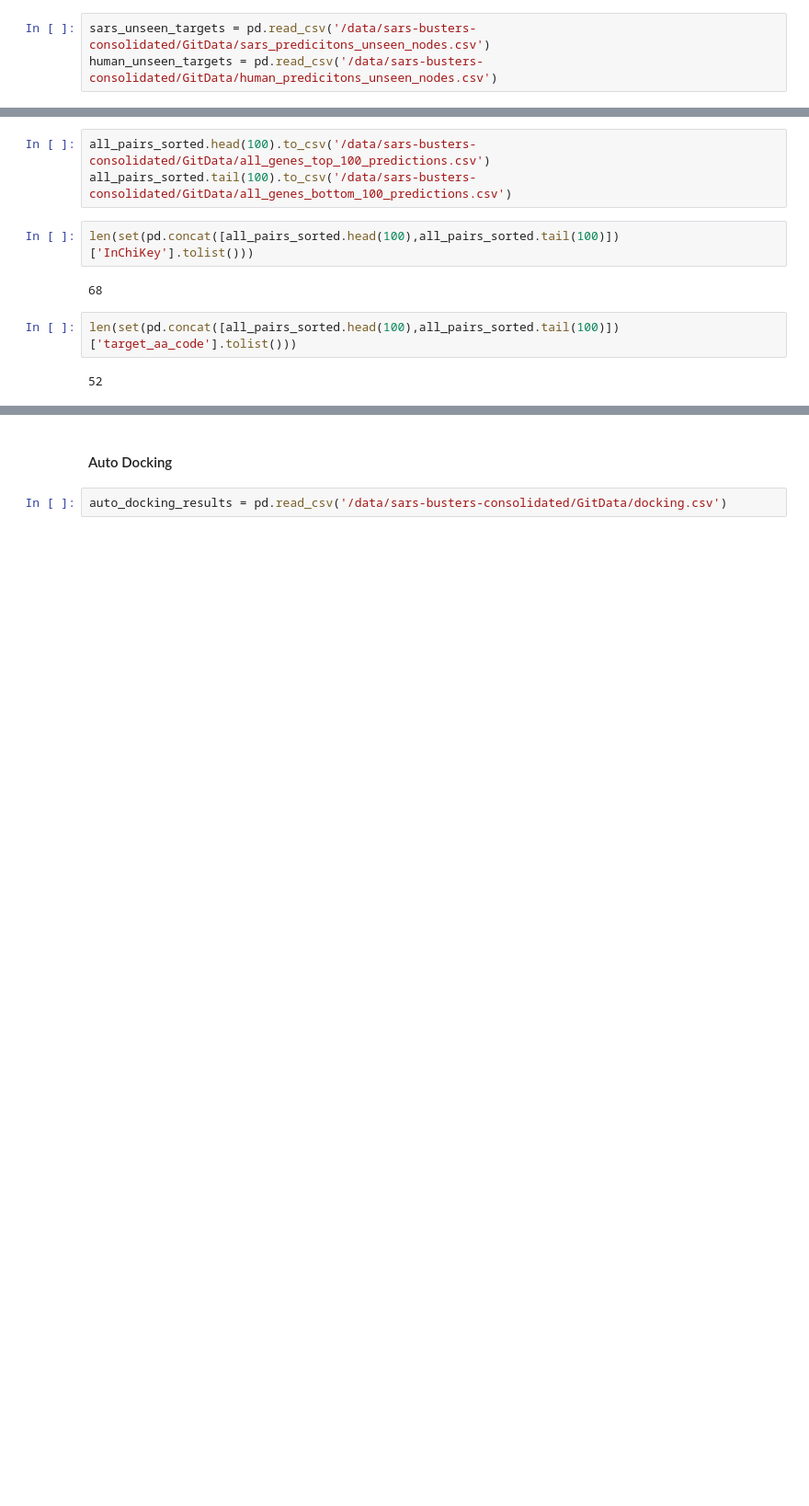
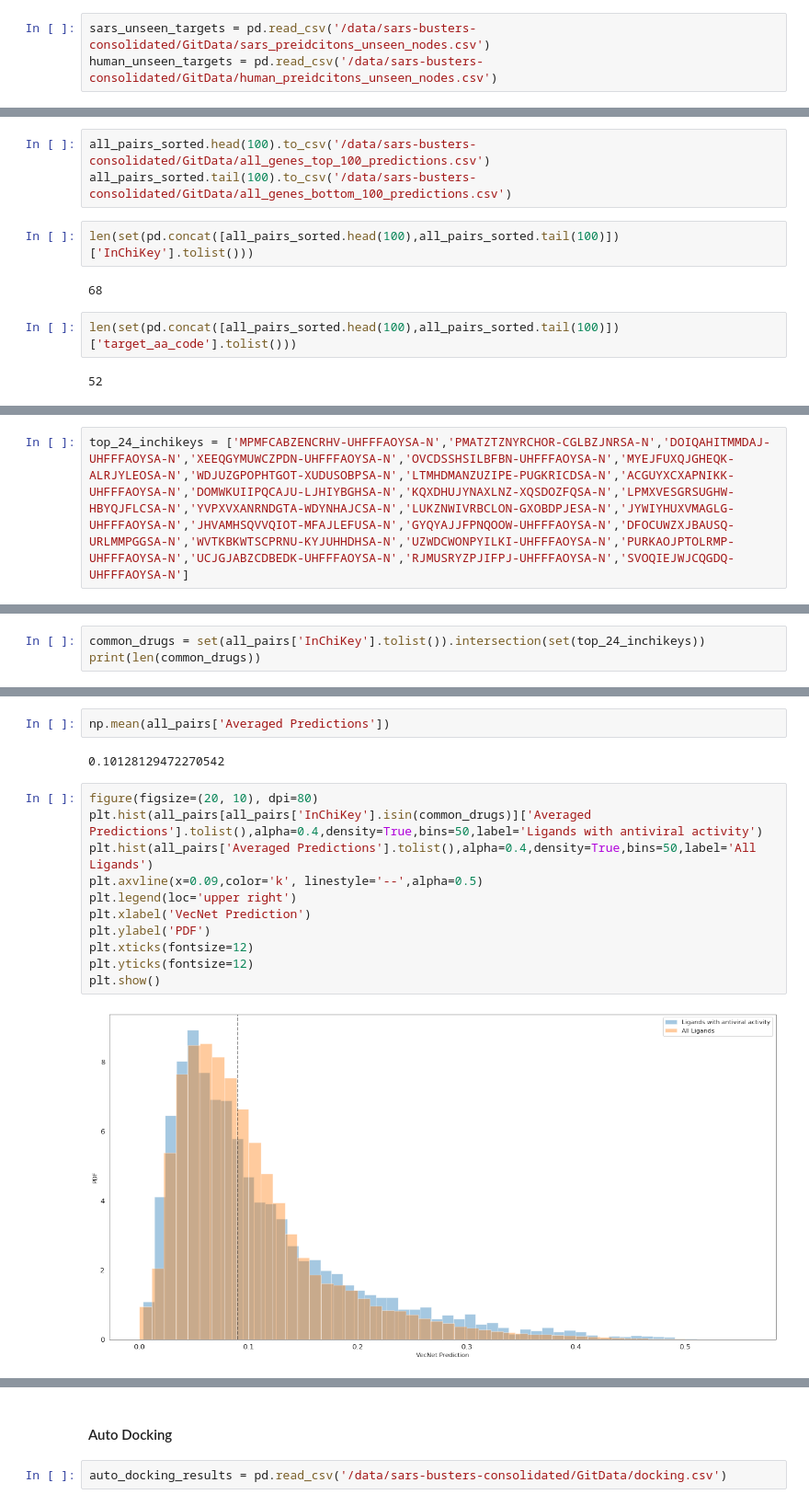
Before and after one commit to Barabasi-Lab/AI-Bind, a Jupyter notebook: Validation/SARS-CoV-2 Predictions Analysis VecNet.ipynb, the cells around one changed output, grey strips where cells are left out. Shown: that part at 92% size. Saved outputs shown, nothing was run; the diff lists cells and outputs as text; blank space fills up the shorter version.

Commit message:
Updating figures and validation notebook

```diff
--- a/Validation/SARS-CoV-2 Predictions Analysis VecNet.ipynb
+++ b/Validation/SARS-CoV-2 Predictions Analysis VecNet.ipynb
@@ -16,8 +18,8 @@ from matplotlib.pyplot import figure
 
 plt.rcParams['font.family'] = 'Times New Roman'
 # %%
-sars_unseen_targets = pd.read_csv('/data/sars-busters-consolidated/GitData/sars_predicitons_unseen_nodes.csv')
-human_unseen_targets = pd.read_csv('/data/sars-busters-consolidated/GitData/human_predicitons_unseen_nodes.csv')
+sars_unseen_targets = pd.read_csv('/data/sars-busters-consolidated/GitData/sars_preidcitons_unseen_nodes.csv')
+human_unseen_targets = pd.read_csv('/data/sars-busters-consolidated/GitData/human_preidcitons_unseen_nodes.csv')
 # %%
 all_pairs = pd.concat([sars_unseen_targets[['InChiKey','target_aa_code','gene','Averaged Predictions']],human_unseen_targets.rename(columns={'hgnc_symbol':'gene'})[['InChiKey','target_aa_code','gene','Averaged Predictions']]])
 
@@ -37,0 +145,2 @@ len(set(pd.concat([all_pairs_sorted.head(100),all_pairs_sorted.tail(100)])['targ
+# %%
+top_24_inchikeys = ['MPMFCABZENCRHV-UHFFFAOYSA-N','PMATZTZNYRCHOR-CGLBZJNRSA-N','DOIQAHITMMDAJ-UHFFFAOYSA-N','XEEQGYMUWCZPDN-UHFFFAOYSA-N','OVCDSSHSILBFBN-UHFFFAOYSA-N','MYEJFUXQJGHEQK-ALRJYLEOSA-N','WDJUZGPOPHTGOT-XUDUSOBPSA-N','LTMHDMANZUZIPE-PUGKRICDSA-N','ACGUYXCXAPNIKK-UHFFFAOYSA-N','DOMWKUIIPQCAJU-LJHIYBGHSA-N','KQXDHUJYNAXLNZ-XQSDOZFQSA-N','LPMXVESGRSUGHW-HBYQJFLCSA-N','YVPXVXANRNDGTA-WDYNHAJCSA-N','LUKZNWIVRBCLON-GXOBDPJESA-N','JYWIYHUXVMAGLG-UHFFFAOYSA-N','JHVAMHSQVVQIOT-MFAJLEFUSA-N','GYQYAJJFPNQOOW-UHFFFAOYSA-N','DFOCUWZXJBAUSQ-URLMMPGGSA-N','WVTKBKWTSCPRNU-KYJUHHDHSA-N','UZWDCWONPYILKI-UHFFFAOYSA-N','PURKAOJPTOLRMP-UHFFFAOYSA-N','UCJGJABZCDBEDK-UHFFFAOYSA-N','RJMUSRYZPJIFPJ-UHFFFAOYSA-N','SVOQIEJWJCQGDQ-UHFFFAOYSA-N']
@@ -37,0 +151,3 @@ len(set(pd.concat([all_pairs_sorted.head(100),all_pairs_sorted.tail(100)])['targ
+# %%
+common_drugs = set(all_pairs['InChiKey'].tolist()).intersection(set(top_24_inchikeys))
+print(len(common_drugs))
@@ -37,0 +160,17 @@ len(set(pd.concat([all_pairs_sorted.head(100),all_pairs_sorted.tail(100)])['targ
+# %%
+np.mean(all_pairs['Averaged Predictions'])
+# %% [output]
+0.10128129472270542
+# %%
+figure(figsize=(20, 10), dpi=80)
+plt.hist(all_pairs[all_pairs['InChiKey'].isin(common_drugs)]['Averaged Predictions'].tolist(),alpha=0.4,density=True,bins=50,label='Ligands with antiviral activity')
+plt.hist(all_pairs['Averaged Predictions'].tolist(),alpha=0.4,density=True,bins=50,label='All Ligands')
+plt.axvline(x=0.09,color='k', linestyle='--',alpha=0.5)
+plt.legend(loc='upper right')
+plt.xlabel('VecNet Prediction')
+plt.ylabel('PDF')
+plt.xticks(fontsize=12)
+plt.yticks(fontsize=12)
+plt.show()
+# %% [output]
+[figure, added]
```
Also changed, not shown: parts of 77 cells of this notebook, 27 other files.
